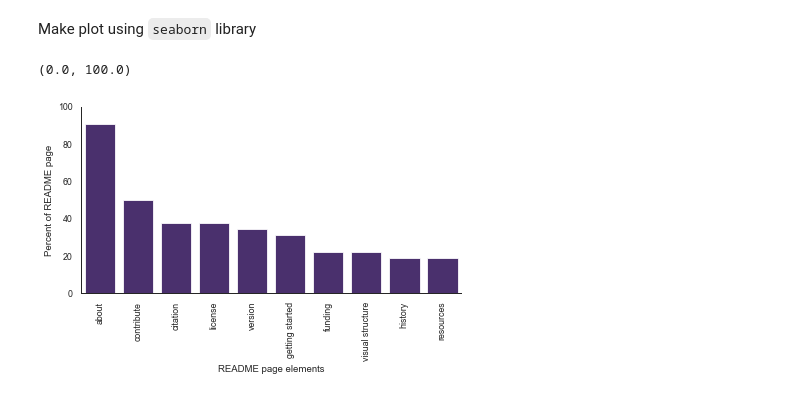
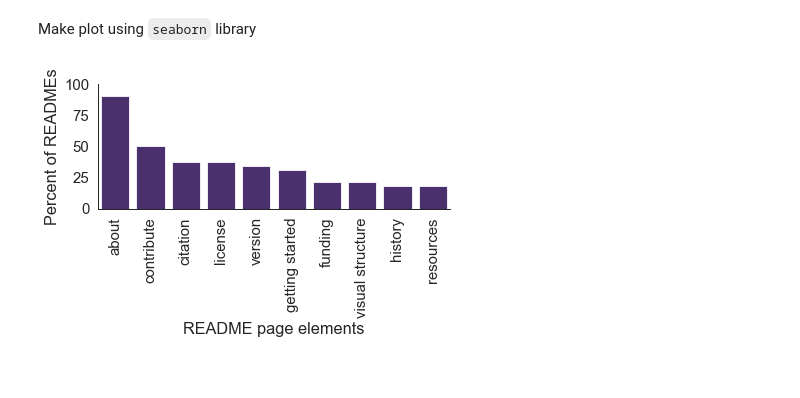
Before and after one commit to ess-dive-community/essdive-github-systematic-review, a Jupyter notebook: readme_page_analysis.ipynb, the cells around one changed output. Drawn from its saved outputs; the diff is of its cells as text; code cells hidden in the pictures; blank space fills up the shorter version.

```diff
--- a/readme_page_analysis.ipynb
+++ b/readme_page_analysis.ipynb
@@ -96,20 +96,20 @@ print(result)
 Make plot using `seaborn` library
 # %%
 sns.set_style("white")
-sns.set_context("paper")
+sns.set_context("paper", font_scale=1.7)
 readme_barplot = sns.barplot(x="README_elements",
                                 y = "percent",
                                 data = readme_pages_df,
                                 color="#482677FF",
                                order = result['README_elements'])
 readme_barplot.set(xlabel = "README page elements",
-                      ylabel = "Percent of README page")
+                      ylabel = "Percent of READMEs")
 readme_barplot.set_xticklabels(readme_barplot.get_xticklabels(),
                                   rotation=90)
 readme_barplot.set_xticklabels(['about','contribute','citation','license','version','getting started','funding','visual structure','history','resources'])
 sns.despine(top=True)
 plt.tight_layout(h_pad=2)
 plt.ylim(0,100)
+plt.savefig('figures/README_content.jpg', dpi=300)
 # %% [output]
-(0.0, 100.0)
-[figure, old version]
+[figure, new version]
```
Also changed, not shown: 3 other files.
